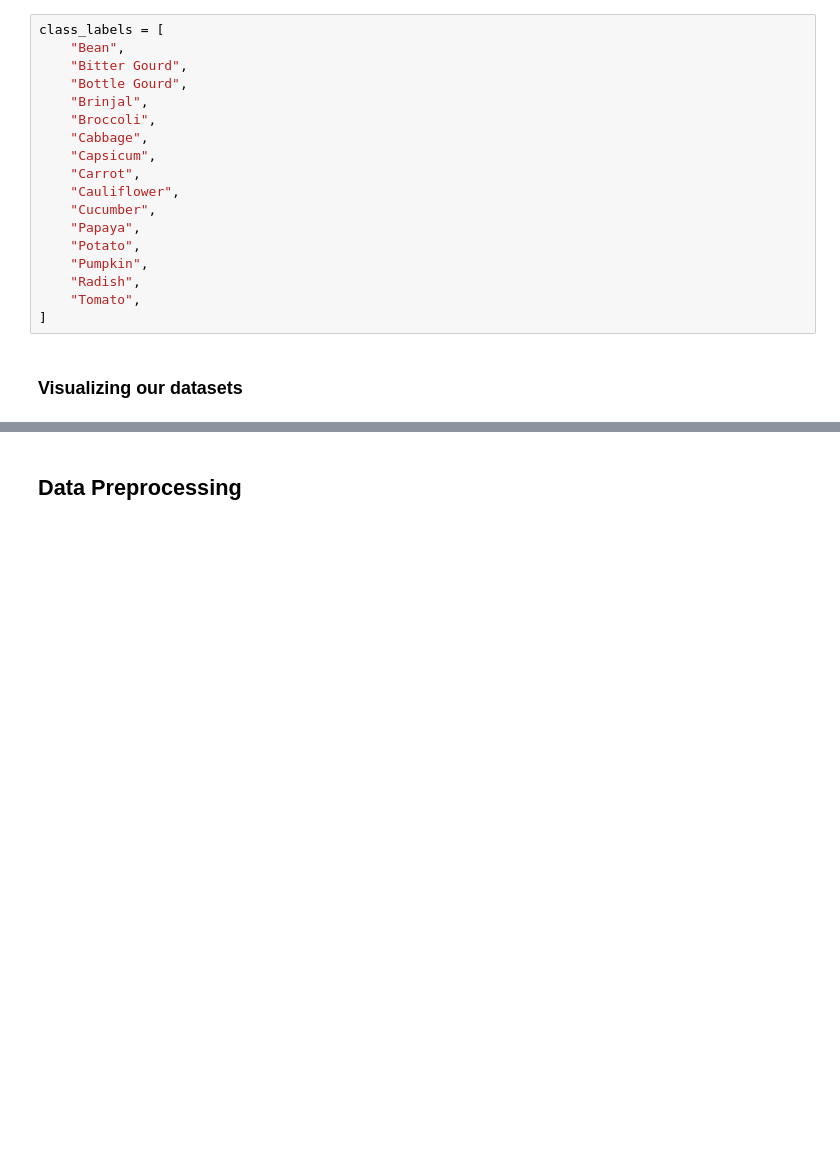
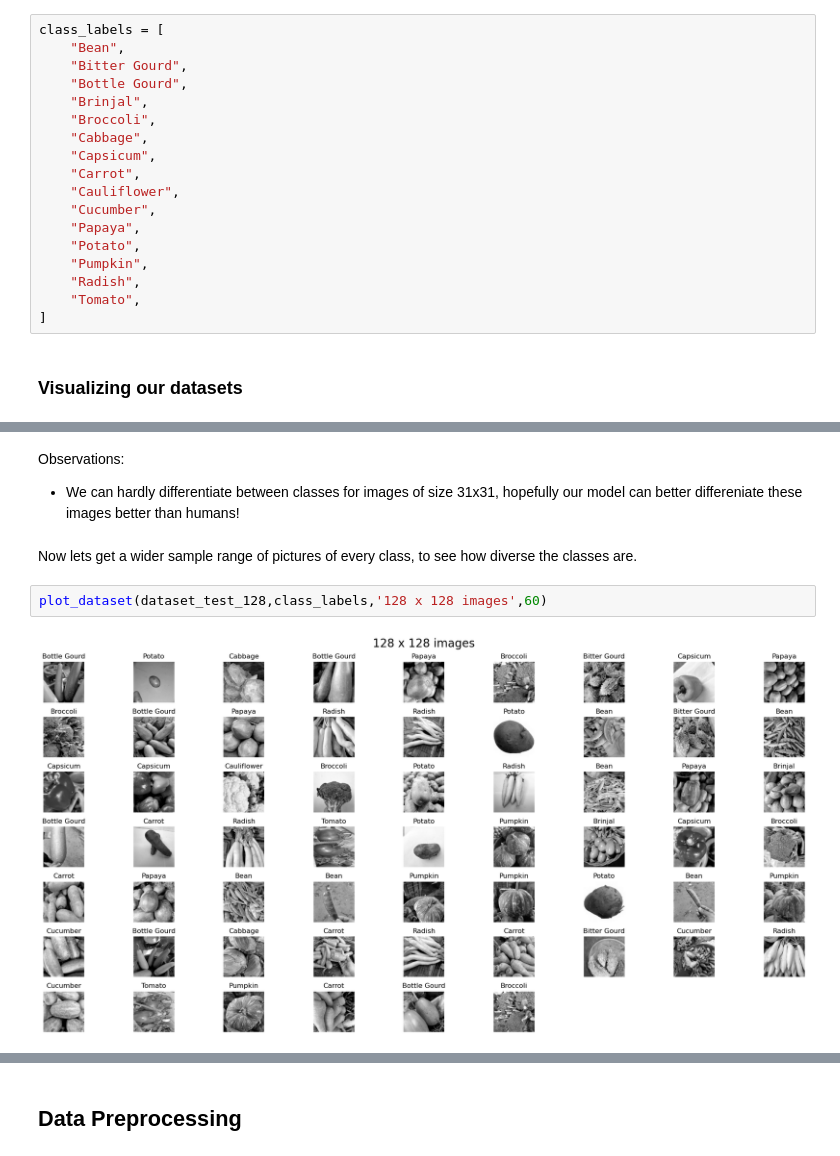
Before and after one commit to errnasty/Connvolution-and-Recurrent-Neural-Networks, a Jupyter notebook: CNN.ipynb, the cells around one changed output, grey strips where cells are left out. Cells and saved outputs as stored; diff of their text form; blank space fills up the shorter version.

```diff
--- a/CNN.ipynb
+++ b/CNN.ipynb
@@ -152,0 +161,9 @@ plot_dataset(dataset_train_31,class_labels,'31 x 31 images')
+# %% [markdown]
+Observations:
+- We can hardly differentiate between classes for images of size 31x31, hopefully our model can better differeniate these images better than humans!
+# %% [markdown]
+Now lets get a wider sample range of pictures of every class, to see how diverse the classes are.
+# %%
+plot_dataset(dataset_test_128,class_labels,'128 x 128 images',60)
+# %% [output]
+[figure, added]
```
Also changed, not shown: parts of 10 cells of this notebook.
